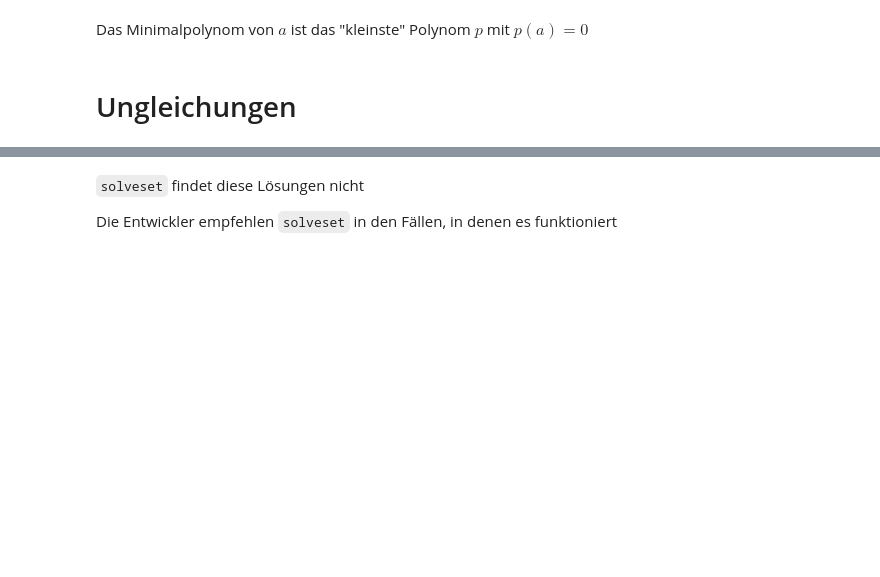
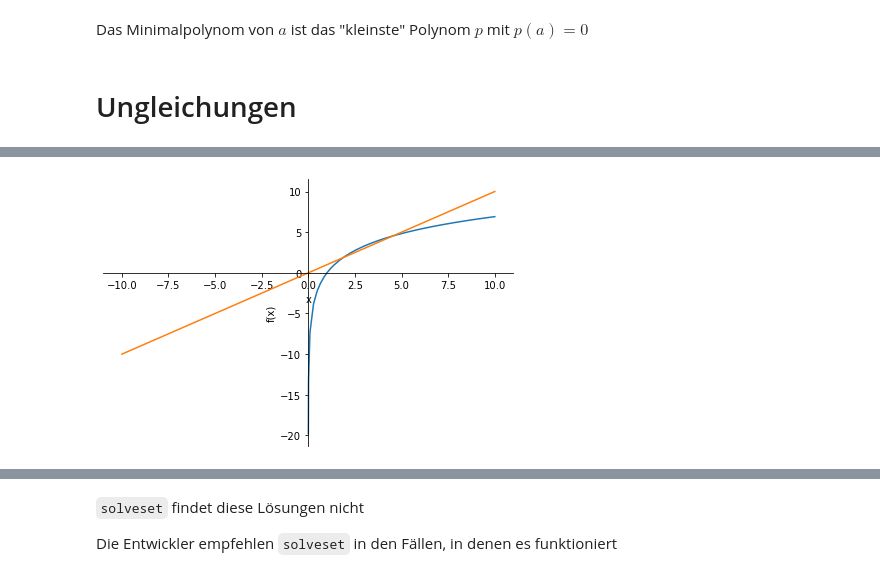
Before and after one commit to Ruediger-Braun/compana22, a Jupyter notebook: Lektion06.ipynb, the cells around one changed output, grey strips where cells are left out. Cells and saved outputs as stored; diff of their text form; code cells hidden in the pictures; blank space fills up the shorter version.

```diff
--- a/Lektion06.ipynb
+++ b/Lektion06.ipynb
@@ -102,5 +182,7 @@ solveset(3*log(x) < x, domain=Reals)
 # %%
-plot(E*log(x), x);
+plot(3*log(x), x);
+# %% [output]
+[figure, added]
 # %%
 glg = Eq(3*log(x), x)
 lsg = solve(glg)
```
Also changed, not shown: parts of 59 cells of this notebook.
